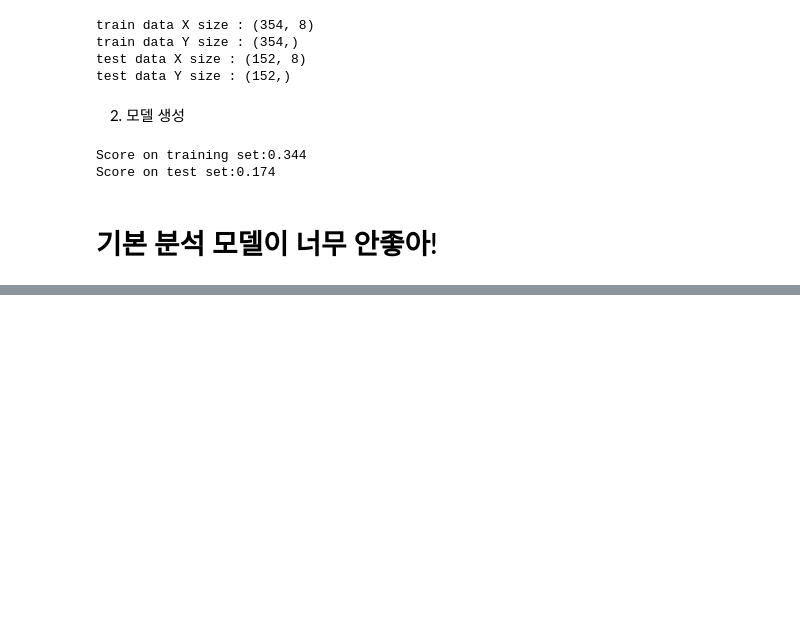
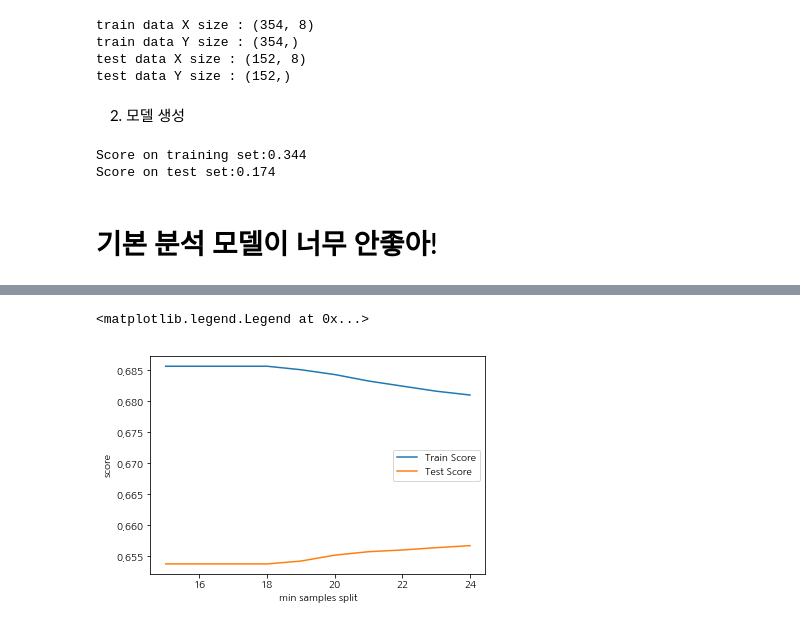
Before and after one commit to juseonjeong/pythonStudy_seon, a Jupyter notebook: py_study/Boston_Housing.ipynb, the cells around one changed output, grey strips where cells are left out. Saved outputs shown, nothing was run; the diff lists cells and outputs as text; code cells hidden in the pictures; blank space fills up the shorter version.

```diff
--- a/py_study/Boston_Housing.ipynb
+++ b/py_study/Boston_Housing.ipynb
@@ -1620,0 +1881,21 @@ Score on test set:0.174
+# %%
+#모델 parameter 조정 : 분리 노드의 최소 자료 수 변경에 따른 모델 성능
+
+#train, test의 설명력 결과 저장
+train_score=[];test_score=[]
+
+#min_samples_split : 분할하기 위한 노드의 최소 자료 수
+para_split =[n_split * 1 for n_split in range(15,25)]
+
+for v_min_samples_split in para_split:
+    rf = RandomForestRegressor(random_state=218,n_estimators=40,min_samples_leaf=9,
+                                min_samples_split=v_min_samples_split)
+    rf.fit(df_train_x,df_train_y)
+    train_score.append(rf.score(df_train_x,df_train_y))
+    test_score.append(rf.score(df_test_x,df_test_y))
+
+#데이터 테이블로 저장
+df_score_split = pd.DataFrame()
+df_score_split['MinSamplesLeaf'] = para_split
+df_score_split['TrainScore'] = train_score
+df_score_split['TestScore'] = test_score
@@ -1620,0 +1917,9 @@ Score on test set:0.174
+# %%
+#모델 설명력 그래프 확인
+plt.plot(para_split, train_score, linestyle='-', label='Train Score')
+plt.plot(para_split, test_score, linestyle='-', label='Test Score')
+plt.ylabel('score');plt.xlabel('min samples split')
+plt.legend()
+# %% [output]
+<matplotlib.legend.Legend at 0x...>
+[figure, added]
```
Also changed, not shown: parts of 32 cells of this notebook.
